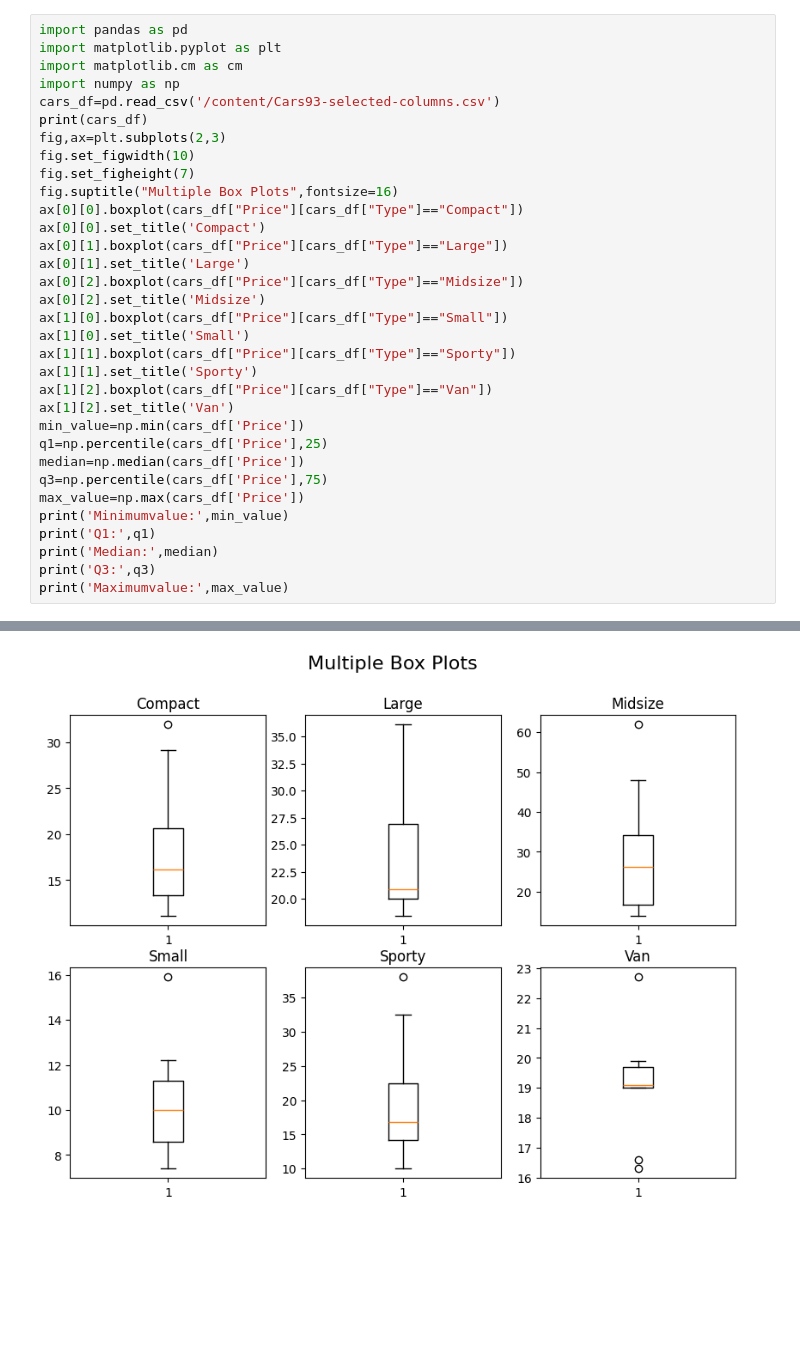
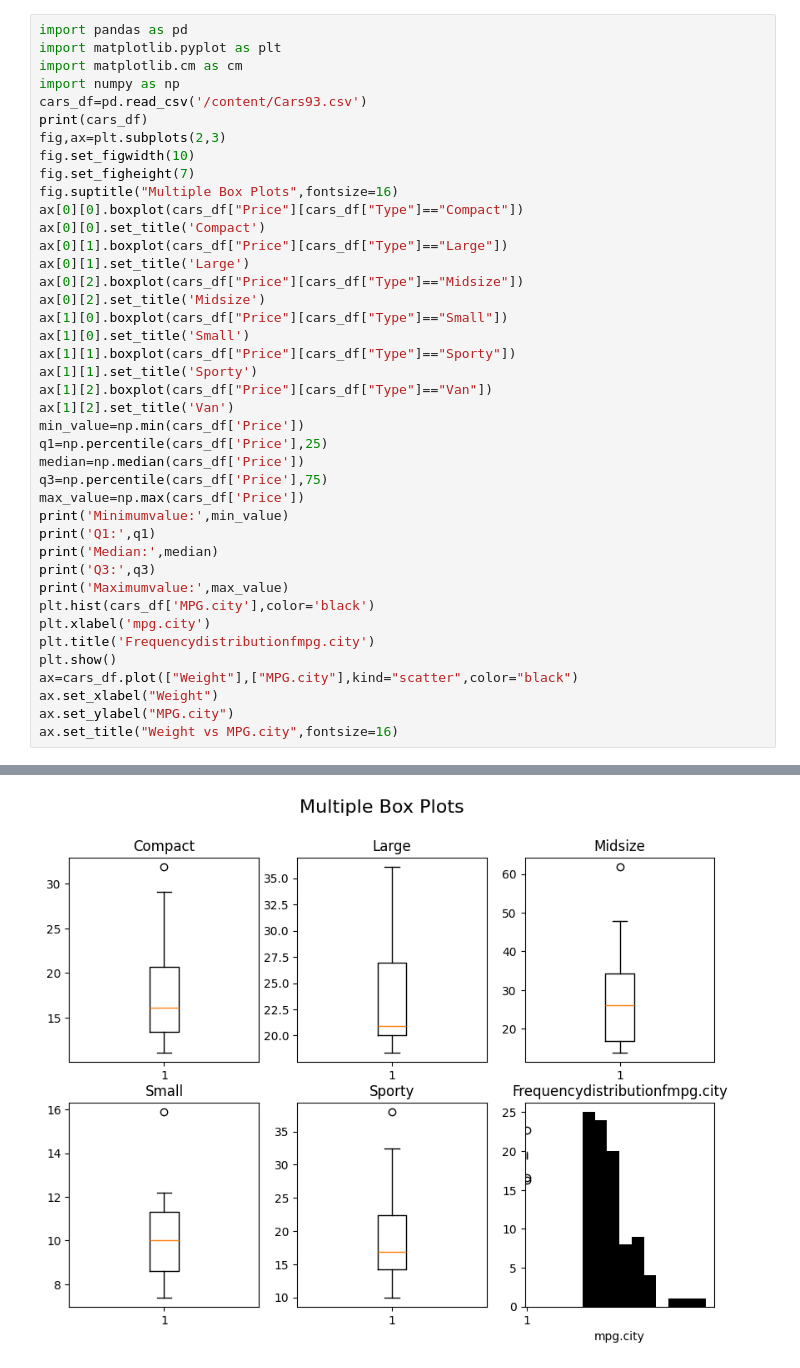
Before and after one commit to jyothikad/jyothika, a Jupyter notebook: exp6A.ipynb, the cells around one changed output, grey strips where cells are left out. Saved outputs shown, nothing was run; the diff lists cells and outputs as text; blank space fills up the shorter version.

```diff
--- a/exp6A.ipynb
+++ b/exp6A.ipynb
@@ -5,7 +5,7 @@ import pandas as pd
 import matplotlib.pyplot as plt
 import matplotlib.cm as cm
 import numpy as np
-cars_df=pd.read_csv('/content/Cars93-selected-columns.csv')
+cars_df=pd.read_csv('/content/Cars93.csv')
 print(cars_df)
 fig,ax=plt.subplots(2,3)
 fig.set_figwidth(10)
@@ -33,6 +33,14 @@ print('Q1:',q1)
 print('Median:',median)
 print('Q3:',q3)
 print('Maximumvalue:',max_value)
+plt.hist(cars_df['MPG.city'],color='black')
+plt.xlabel('mpg.city')
+plt.title('Frequencydistributionfmpg.city')
+plt.show()
+ax=cars_df.plot(["Weight"],["MPG.city"],kind="scatter",color="black")
+ax.set_xlabel("Weight")
+ax.set_ylabel("MPG.city")
+ax.set_title("Weight vs MPG.city",fontsize=16)
 # %% [output]
     Id Manufacturer    Model     Type  Min.Price  Price  Max.Price  MPG.city  \
 0    1        Acura  Integra    Small       12.9   15.9       18.8        25
@@ -50,5 +58,5 @@ print('Maximumvalue:',max_value)
 Q1: 12.2
 Median: 17.7
 Q3: 23.3
 Maximumvalue: 61.9
-[figure, old version]
+[figure, new version]
```
Also changed, not shown: parts of 1 cell of this notebook.
